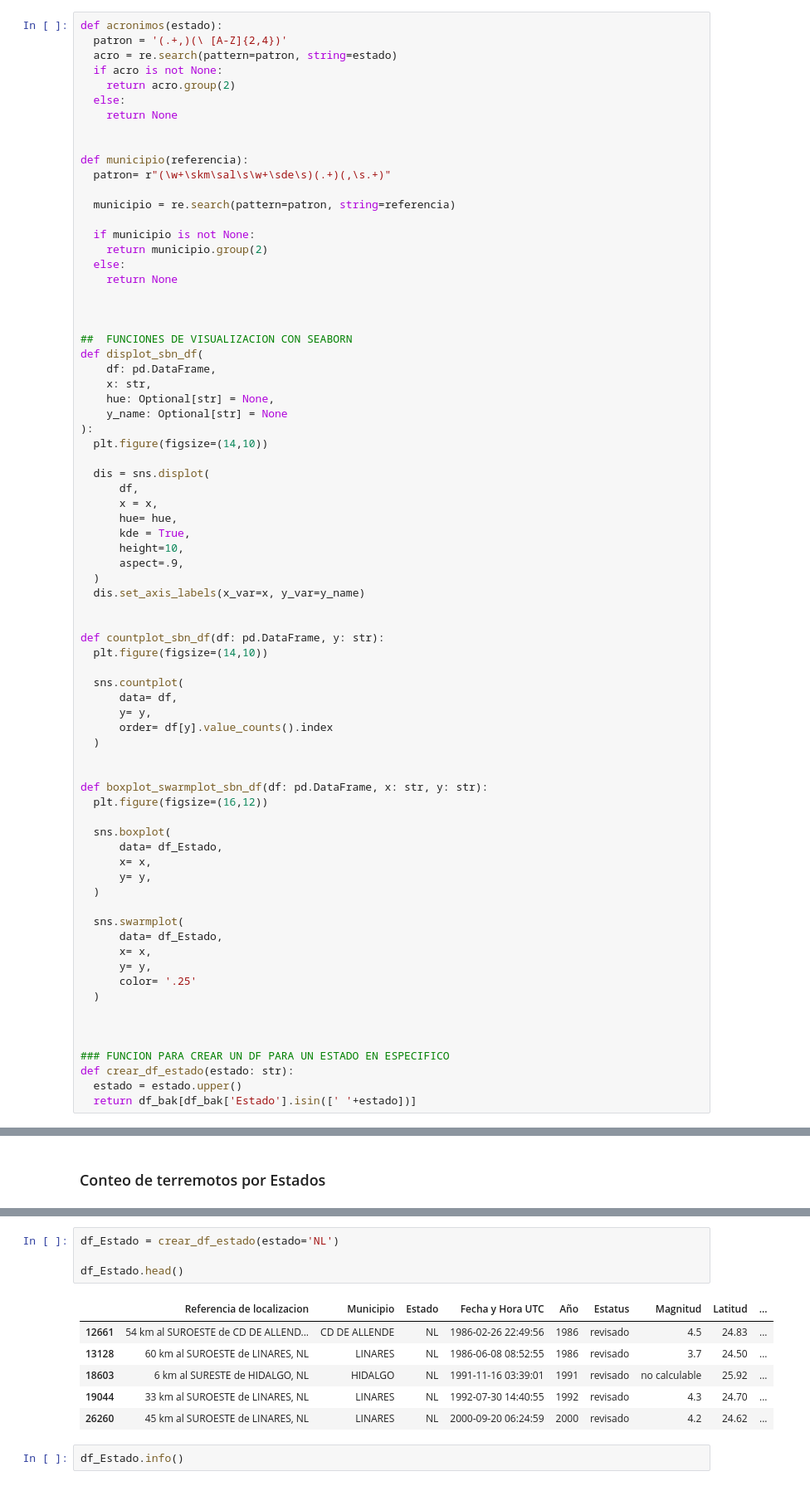
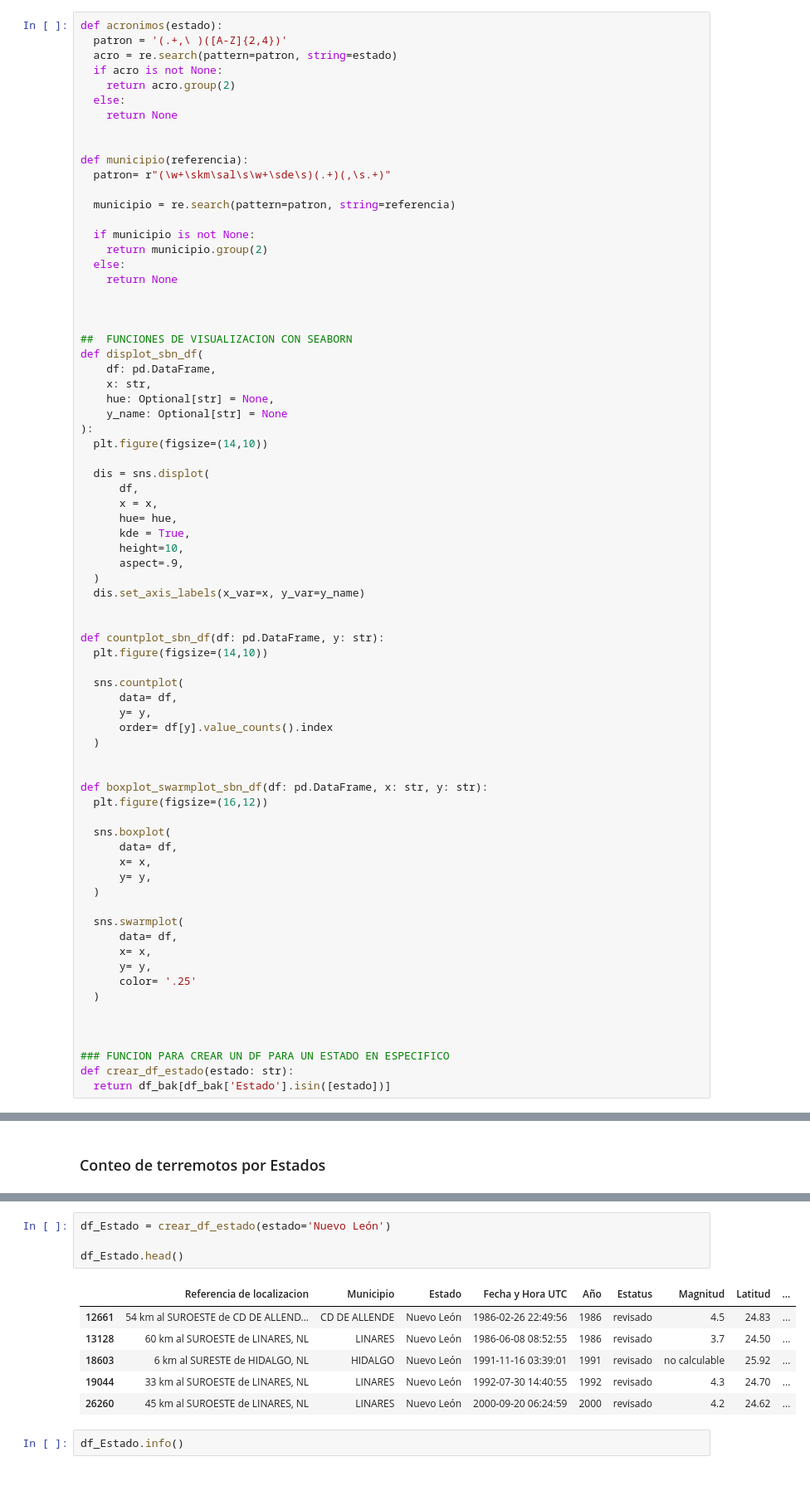
Before and after one commit to Chek0rrdn/Notebooks-Pandas-NP, a Jupyter notebook: Terremotos/Terremotos.ipynb, the cells around one changed output, grey strips where cells are left out. Shown: that part at 83% size. Saved outputs shown, nothing was run; the diff lists cells and outputs as text.

```diff
--- a/Terremotos/Terremotos.ipynb
+++ b/Terremotos/Terremotos.ipynb
@@ -53,6 +106,6 @@ df_terre.head(5)
 # %%
 def acronimos(estado):
-  patron = '(.+,)(\ [A-Z]{2,4})'
+  patron = '(.+,\ )([A-Z]{2,4})'
   acro = re.search(pattern=patron, string=estado)
   if acro is not None:
     return acro.group(2)
@@ -106,13 +159,13 @@ def boxplot_swarmplot_sbn_df(df: pd.DataFrame, x: str, y: str):
   plt.figure(figsize=(16,12))
 
   sns.boxplot(
-      data= df_Estado,
+      data= df,
       x= x,
       y= y,
   )
 
   sns.swarmplot(
-      data= df_Estado,
+      data= df,
       x= x,
       y= y,
       color= '.25'
@@ -122,8 +175,7 @@ def boxplot_swarmplot_sbn_df(df: pd.DataFrame, x: str, y: str):
 
 ### FUNCION PARA CREAR UN DF PARA UN ESTADO EN ESPECIFICO
 def crear_df_estado(estado: str):
-  estado = estado.upper()
-  return df_bak[df_bak['Estado'].isin([' '+estado])]
+  return df_bak[df_bak['Estado'].isin([estado])]
 # %% [markdown]
 # Agregamos el Año, Estado y Municipio
 # %%
@@ -327,15 +290,15 @@ df_bak['Estado'].value_counts()
 Name: Estado, dtype: int64
 # %%
-df_Estado = crear_df_estado(estado='NL')
+df_Estado = crear_df_estado(estado='Nuevo León')
 
 df_Estado.head()
 # %% [output]
 |  | Referencia de localizacion | Municipio | Estado | Fecha y Hora UTC | Año | Estatus | Magnitud | Latitud | ... |
-| 12661 | 54 km al SUROESTE de CD DE ALLEND... | CD DE ALLENDE | NL | 1986-02-26 22:49:56 | 1986 | revisado | 4.5 | 24.83 | ... |
-| 13128 | 60 km al SUROESTE de LINARES, NL | LINARES | NL | 1986-06-08 08:52:55 | 1986 | revisado | 3.7 | 24.50 | ... |
-| 18603 | 6 km al SURESTE de HIDALGO, NL | HIDALGO | NL | 1991-11-16 03:39:01 | 1991 | revisado | no calculable | 25.92 | ... |
-| 19044 | 33 km al SUROESTE de LINARES, NL | LINARES | NL | 1992-07-30 14:40:55 | 1992 | revisado | 4.3 | 24.70 | ... |
-| 26260 | 45 km al SUROESTE de LINARES, NL | LINARES | NL | 2000-09-20 06:24:59 | 2000 | revisado | 4.2 | 24.62 | ... |
+| 12661 | 54 km al SUROESTE de CD DE ALLEND... | CD DE ALLENDE | Nuevo León | 1986-02-26 22:49:56 | 1986 | revisado | 4.5 | 24.83 | ... |
+| 13128 | 60 km al SUROESTE de LINARES, NL | LINARES | Nuevo León | 1986-06-08 08:52:55 | 1986 | revisado | 3.7 | 24.50 | ... |
+| 18603 | 6 km al SURESTE de HIDALGO, NL | HIDALGO | Nuevo León | 1991-11-16 03:39:01 | 1991 | revisado | no calculable | 25.92 | ... |
+| 19044 | 33 km al SUROESTE de LINARES, NL | LINARES | Nuevo León | 1992-07-30 14:40:55 | 1992 | revisado | 4.3 | 24.70 | ... |
+| 26260 | 45 km al SUROESTE de LINARES, NL | LINARES | Nuevo León | 2000-09-20 06:24:59 | 2000 | revisado | 4.2 | 24.62 | ... |
 # %%
 df_Estado.info()
 # %% [output]
```
Also changed, not shown: parts of 36 cells of this notebook.
